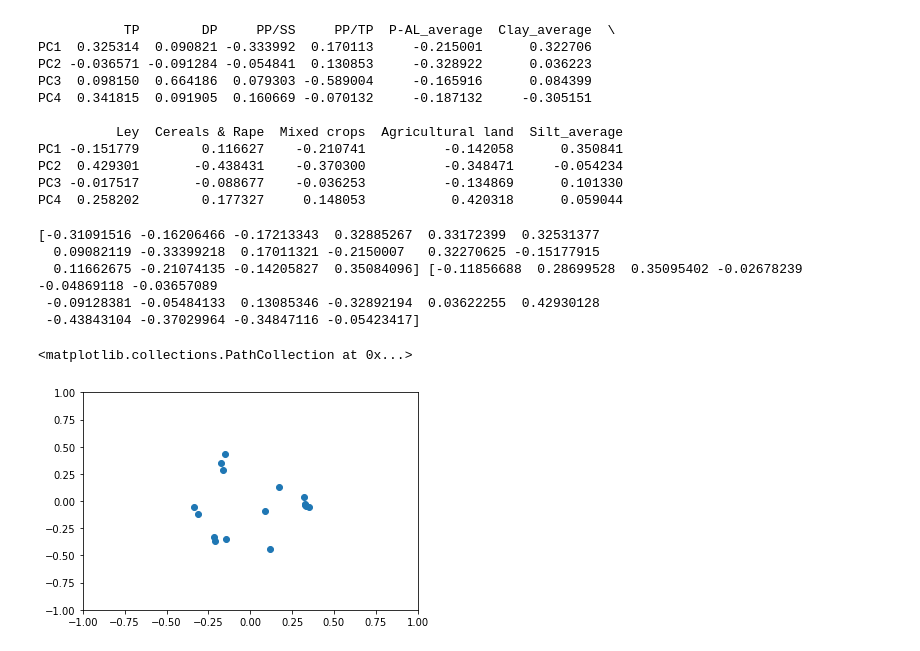
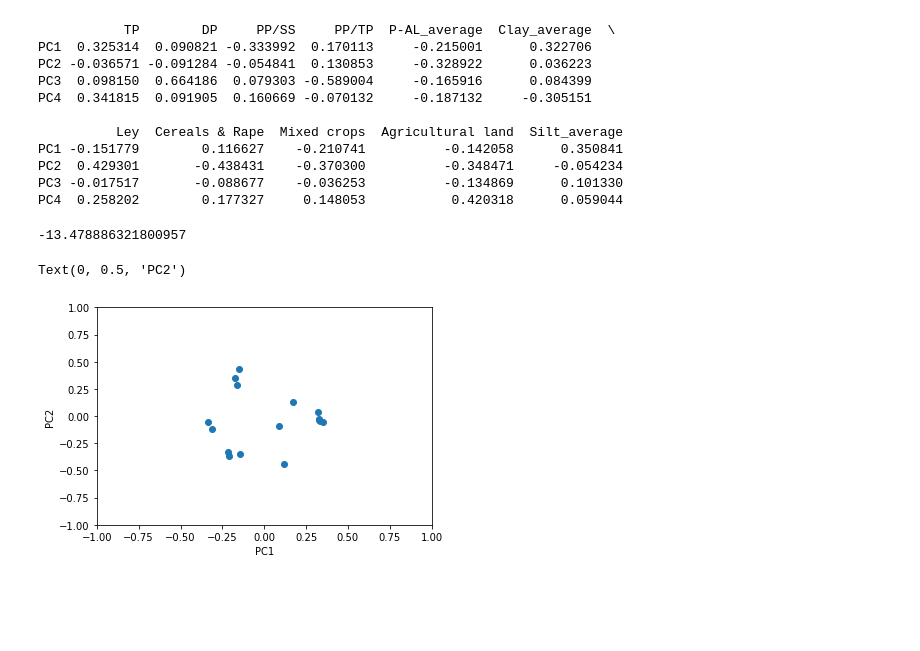
Before and after one commit to SaraSandstrom/pythoncourse, a Jupyter notebook: pcatest.ipynb, the cells around one changed output. Saved outputs shown, nothing was run; the diff lists cells and outputs as text; code cells hidden in the pictures; blank space fills up the shorter version.

```diff
--- a/pcatest.ipynb
+++ b/pcatest.ipynb
@@ -183,10 +185,11 @@ pcadata = pcadata[['s_linPPSS','Scattered households', 'Stocking density', 'PP',
 pcadata_scaled = pd.DataFrame(preprocessing.scale(pcadata),columns = pcadata.columns)
 
 #set number of PCs with n_components
-pca = PCA(n_components=4)
+pca = PCA(n_components=4, svd_solver='auto')
 
 #fit scaled data
 pca.fit(pcadata_scaled)
+scores = pca.score(pcadata_scaled)
 
 #look at components relations with features:
 print(pd.DataFrame(pca.components_, columns=pcadata_scaled.columns, index=(['PC1', 'PC2', 'PC3', 'PC4'])))
@@ -211,17 +214,18 @@ PC4  0.258202        0.177327     0.148053           0.420318      0.059044
 # %%
 #plot the scores of the different variables in a scoreplot
 PC1 = pca.components_[0]
 PC2 = pca.components_[1]
-print(PC1, PC2)
+PC1exp = pca.explained_variance_[0]
+PC2exp = pca.explained_variance_[1]
+#print(PC1, PC2, PC1exp, PC2exp)
+print(scores)
 
 plt.xlim(-1,1)
 plt.ylim(-1, 1)
 plt.scatter(PC1, PC2, )
+plt.xlabel('PC1')
+plt.ylabel('PC2')
 # %% [output]
-[-0.31091516 -0.16206466 -0.17213343  0.32885267  0.33172399  0.32531377
-  0.09082119 -0.33399218  0.17011321 -0.2150007   0.32270625 -0.15177915
-  0.11662675 -0.21074135 -0.14205827  0.35084096] [-0.11856688  0.28699528  0.35095402 -0.02678239 -0.04869118 -0.03657089
- -0.09128381 -0.05484133  0.13085346 -0.32892194  0.03622255  0.42930128
- -0.43843104 -0.37029964 -0.34847116 -0.05423417]
+-13.478886321800957
-<matplotlib.collections.PathCollection at 0x...>
+Text(0, 0.5, 'PC2')
-[figure, old version]
+[figure, new version]
```
Also changed, not shown: parts of 3 cells of this notebook.
